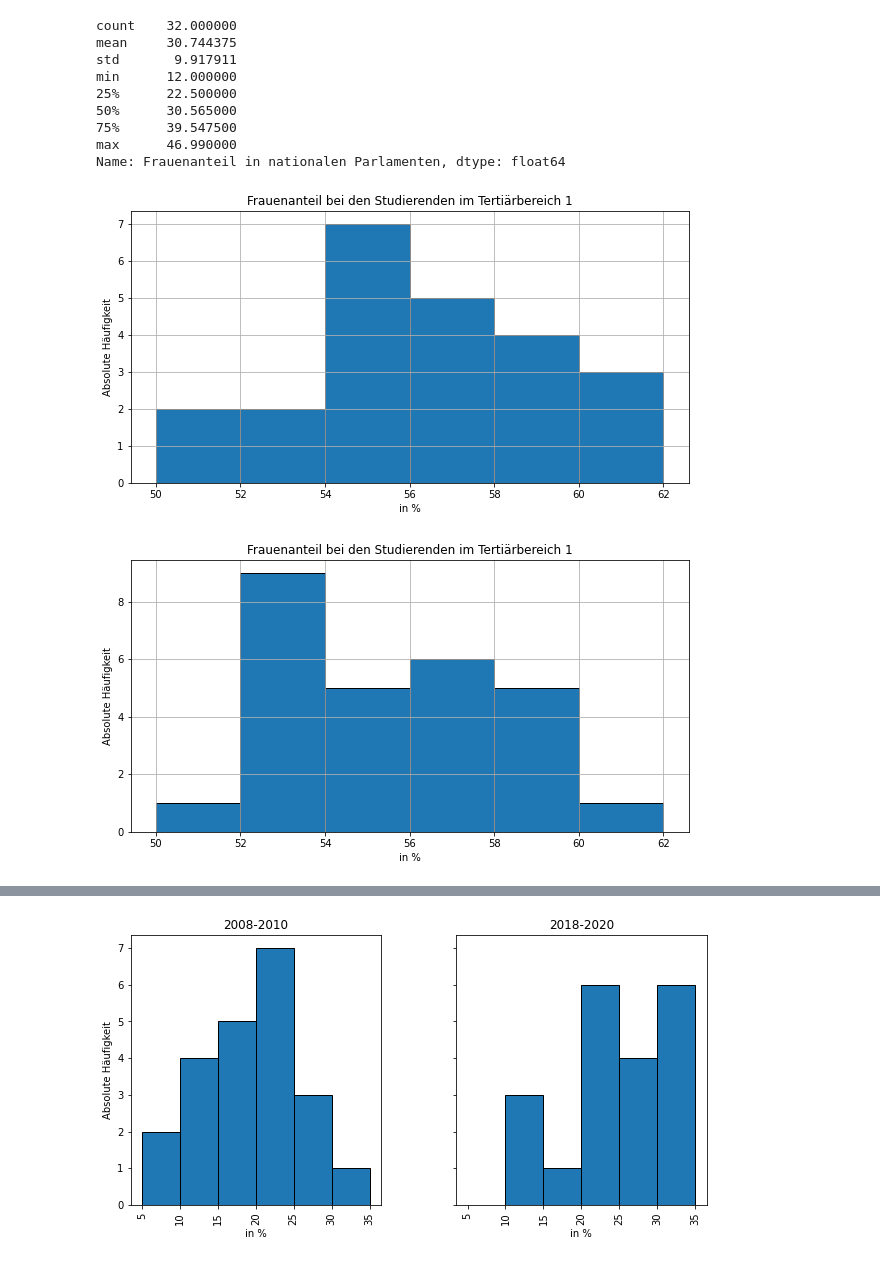
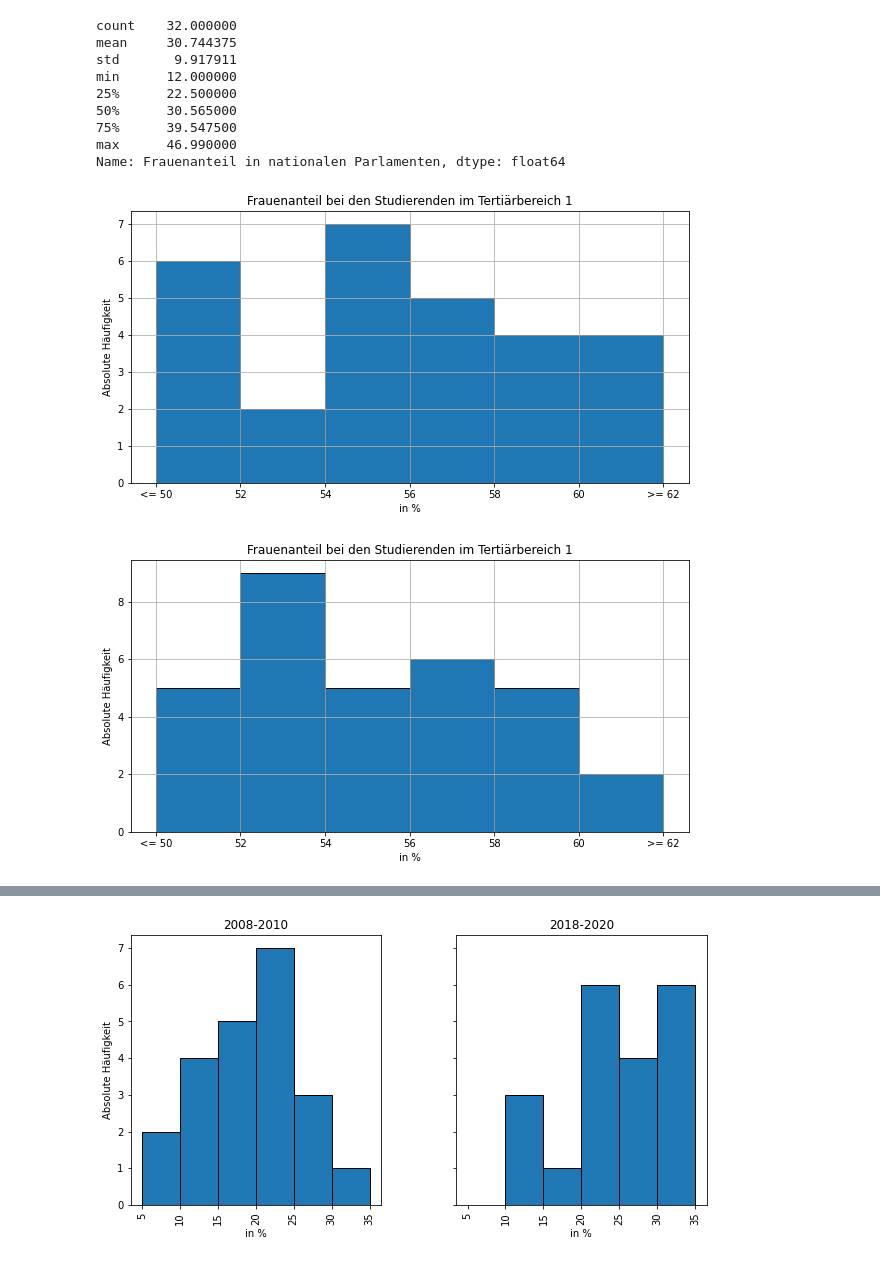
Before and after one commit to michaelbeutler/bbzbl-idaf-data-analysis, a Jupyter notebook: idaf.ipynb, the cells around one changed output, grey strips where cells are left out. Cells and saved outputs as stored; diff of their text form; code cells hidden in the pictures.

```diff
--- a/idaf.ipynb
+++ b/idaf.ipynb
@@ -112,28 +115,49 @@ max      46.990000
 Name: Frauenanteil in nationalen Parlamenten, dtype: float64
 # %%
 bins = np.arange(start=50, stop=64, step=2)
+df2008to2010.loc[(
+    df2008to2010['Frauenanteil bei den Studierenden im Tertiärbereich 1'] < 50
+), 'Frauenanteil bei den Studierenden im Tertiärbereich 1'] = 50
+df2008to2010.loc[(
+    df2008to2010['Frauenanteil bei den Studierenden im Tertiärbereich 1'] > 62
+), 'Frauenanteil bei den Studierenden im Tertiärbereich 1'] = 62
+df2018to2020.loc[(
+    df2018to2020['Frauenanteil bei den Studierenden im Tertiärbereich 1'] < 50
+), 'Frauenanteil bei den Studierenden im Tertiärbereich 1'] = 50
+df2018to2020.loc[(
+    df2018to2020['Frauenanteil bei den Studierenden im Tertiärbereich 1'] > 62
+), 'Frauenanteil bei den Studierenden im Tertiärbereich 1'] = 62
+
+ticks = bins.astype('str', copy=True)
+ticks[0] = '<= {}'.format(ticks[0])
+ticks[-1] = '>= {}'.format(ticks[-1])
+
+# bins[0] = df2008to2010['Frauenanteil bei den Studierenden im Tertiärbereich 1'].min()
+# bins[-1] = df2008to2010['Frauenanteil bei den Studierenden im Tertiärbereich 1'].max()
 
 # Print hist for Frauenanteil bei den Studierenden im Tertiärbereich 1 2008-2010
-hist = df2008to2010.hist(column='Frauenanteil bei den Studierenden im Tertiärbereich 1',
-               figsize=[10, 5],
-               bins=bins,
-               edgecolor='black')
-
+hist = df2008to2010.hist(
+    column='Frauenanteil bei den Studierenden im Tertiärbereich 1',
+    figsize=[10, 5],
+    bins=bins,
+    edgecolor='black')
+plt.xticks(bins, ticks)
 
 format_hist(hist)
 save_hist(hist, 'study2008-2010')
 
 # Print hist for Frauenanteil bei den Studierenden im Tertiärbereich 1 20018-2020
-hist = df2018to2020.hist(column='Frauenanteil bei den Studierenden im Tertiärbereich 1',
-               figsize=[10, 5],
-               bins=bins,
-               edgecolor='black')
-
+hist = df2018to2020.hist(
+    column='Frauenanteil bei den Studierenden im Tertiärbereich 1',
+    figsize=[10, 5],
+    bins=bins,
+    edgecolor='black')
+plt.xticks(bins, ticks)
 
 format_hist(hist)
 save_hist(hist, 'study2018-2020')
 # %% [output]
-[figure, old version]
+[figure, new version]
-[figure, old version]
+[figure, new version]
 # %%
 bins = np.arange(start=5, stop=40, step=5)
```
Also changed, not shown: parts of 8 cells of this notebook, 13 other files.
